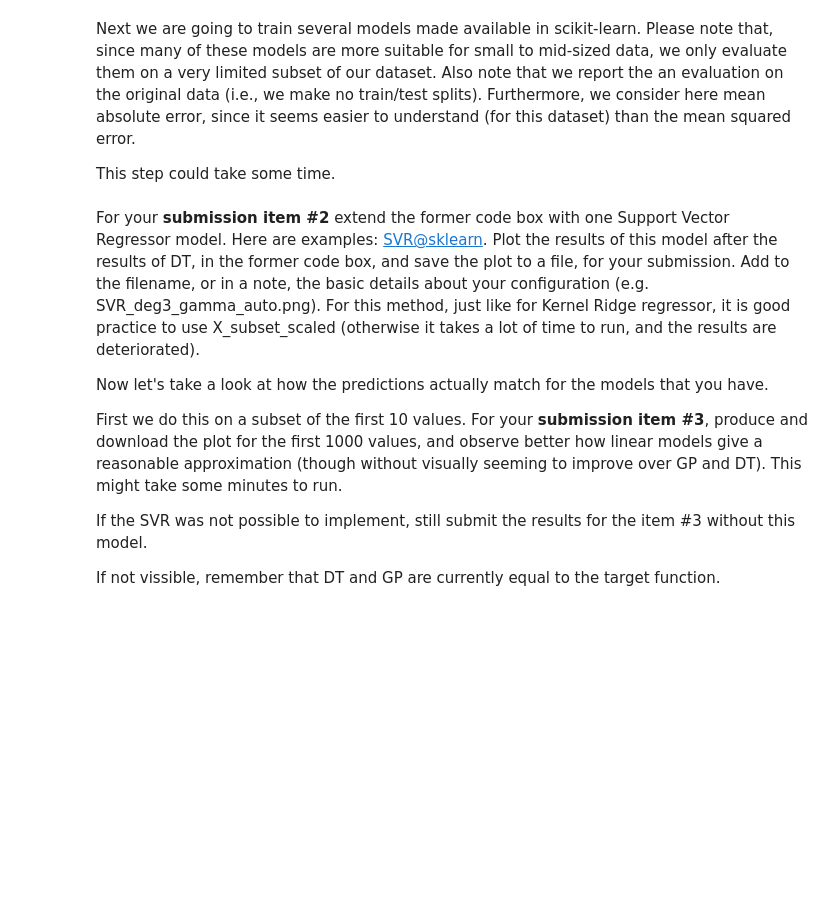
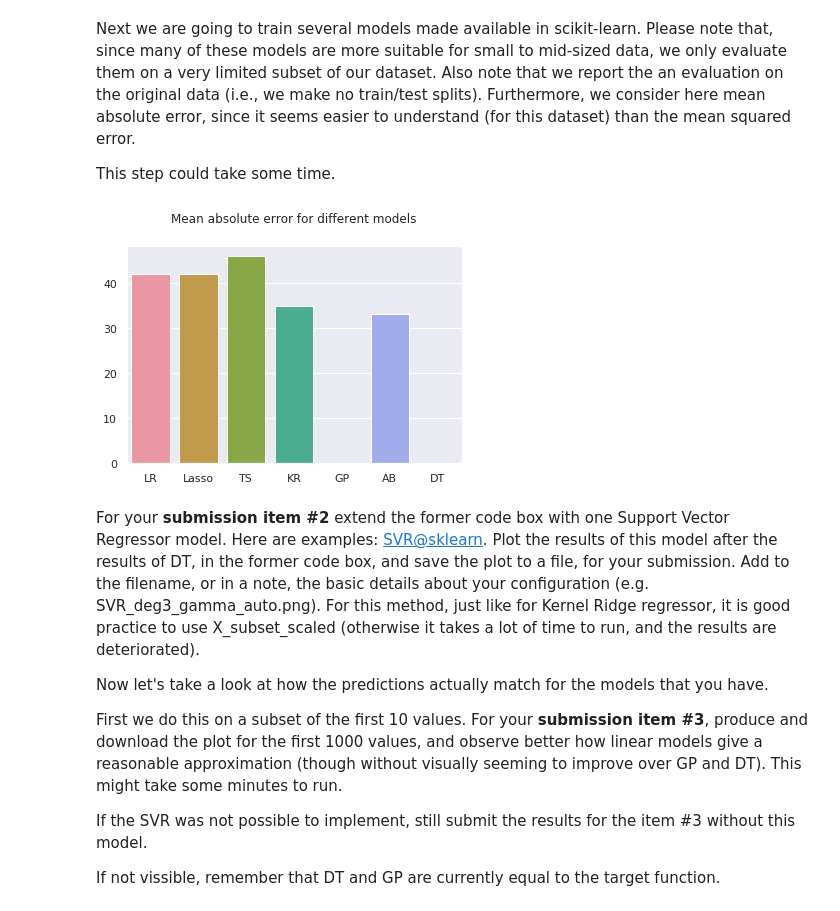
Before and after one commit to gabrielcc2/atdbSS2021, a Jupyter notebook: Range_search_with_learned_models_ATDBSS2019.ipynb, the cells around one changed output. Saved outputs shown, nothing was run; the diff lists cells and outputs as text; code cells hidden in the pictures; blank space fills up the shorter version.

```diff
--- a/Range_search_with_learned_models_ATDBSS2019.ipynb
+++ b/Range_search_with_learned_models_ATDBSS2019.ipynb
@@ -232,7 +260,7 @@ max_ae.append(max_absolute_error(Y_subset, ts_predict))
 #We also consider a kernel ridge model. For this approach it is necessary to normalize the data on the X axis.
 """This, unfortunately does not learn a compact model, but stores a lot of data
 which is also used to make the predictions."""
-kr = KernelRidge(alpha=0.1, kernel='poly')#A kernel ridge model with a linear kernel by default
+kr = KernelRidge(alpha=0.1, kernel='poly')#A kernel ridge model, with a linear kernel by default. We use a polynomial one.
 kr.fit(X_subset_scaled, Y_subset)
 kr_predict=kr.predict(X_subset_scaled)
 kr_mae=mean_absolute_error(Y_subset, kr_predict)
@@ -240,39 +268,41 @@ max_ae.append(max_absolute_error(Y_subset, kr_predict))
 
 #We also consider a Gaussian process model
 """This, unfortunately has a large memory footprint."""
-gpr = GaussianProcessRegressor(random_state=0)#A gaussian process model
+gpr = GaussianProcessRegressor(random_state=0)
 gpr.fit(X_subset, Y_subset)
 gpr_predict=gpr.predict(X_subset)
 gpr_mae=mean_absolute_error(Y_subset, gpr_predict)
 max_ae.append(max_absolute_error(Y_subset, gpr_predict))
 
 #We also consider an AdaBoost model
 ab= AdaBoostRegressor(random_state=0, n_estimators=100)
 ab.fit(X_subset, Y_subset)
 ab_predict=ab.predict(X_subset)
 ab_mae=mean_absolute_error(Y_subset, ab_predict)
 max_ae.append(max_absolute_error(Y_subset, ab_predict))
 
 #We also consider a Decision Tree model
 dt = DecisionTreeRegressor(random_state=0)
 dt.fit(X_subset, Y_subset)
 dt_predict=dt.predict(X_subset)
 dt_mae=mean_absolute_error(Y_subset, dt_predict)
 max_ae.append(max_absolute_error(Y_subset, dt_predict))
 
 #TODO: Add here an SVR model... don't forget to also add its max absolute error value to max_ae
 
 
 mean_absolute_error_regressors=[lr_mae, lasso_mae, ts_mae, kr_mae, gpr_mae, ab_mae, dt_mae]
 labels_regressors=["LR", "Lasso", "TS", "KR", "GP", "AB", "DT"]
 summary = dict()
 for i in range(0,len(labels_regressors)):
   summary[labels_regressors[i]]=dict()
-  summary[labels_regressors[i]]["MAE"]=mean_absolute_error_regressors[i]
-  summary[labels_regressors[i]]["MaxAE"]=max_ae[i]
+  summary[labels_regressors[i]]["Mean Absolute Error"]=mean_absolute_error_regressors[i]
+  summary[labels_regressors[i]]["Max Absolute Error"]=max_ae[i]
 g = sns.barplot(x=labels_regressors, y=mean_absolute_error_regressors)
 g.set_title("Mean absolute error for different models", y=1.08)
 plt.show()
+# %% [output]
+[figure, added]
 # %% [markdown]
 For your **submission item #2** extend the former code box with one Support Vector Regressor model. Here are examples: [SVR@sklearn](https://scikit-learn.org/stable/auto_examples/svm/plot_svm_regression.html). Plot the results of this model  after the results of DT, in the former code box, and save the plot to a file, for your submission. Add to the filename, or in a note, the basic details about your configuration (e.g. SVR_deg3_gamma_auto.png). For this method, just like for Kernel Ridge regressor, it is good practice to use X_subset_scaled (otherwise it takes a lot of time to run, and the results are deteriorated).
 
```
Also changed, not shown: parts of 27 cells of this notebook.
